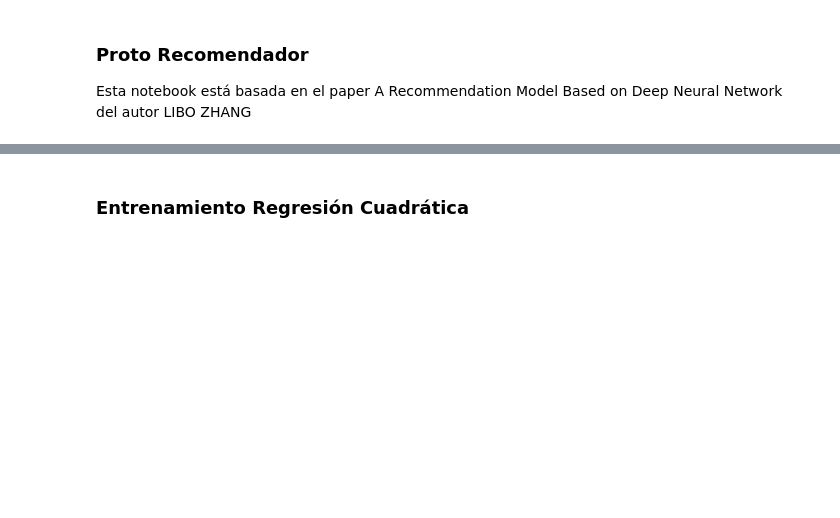
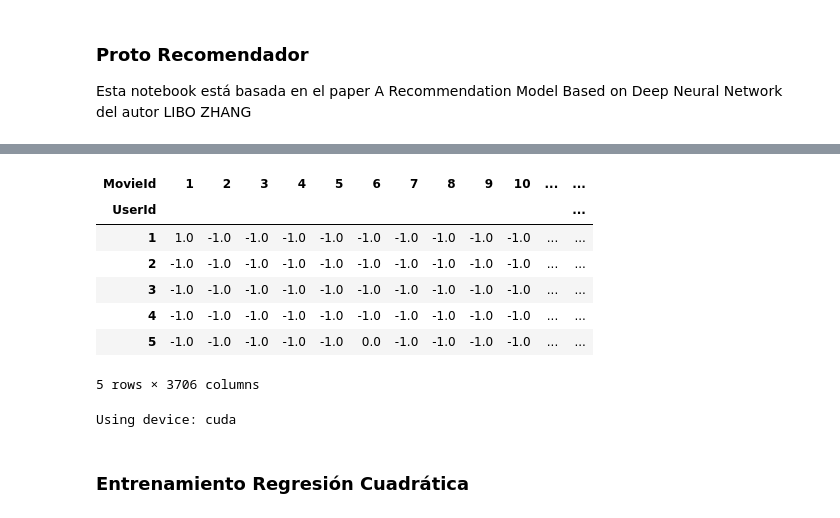
Before and after one commit to fvadell/recomendadorNN, a Jupyter notebook: proto_recomendador/ProtoRecomendador.ipynb, the cells around one changed output, grey strips where cells are left out. Drawn from its saved outputs; the diff is of its cells as text; code cells hidden in the pictures; blank space fills up the shorter version.

Commit message:
Agrego la clase modelo_cuadratico y lo mando a otro archivo. Pruebo con MovieLens

```diff
--- a/proto_recomendador/ProtoRecomendador.ipynb
+++ b/proto_recomendador/ProtoRecomendador.ipynb
@@ -158,0 +85,8 @@ z_broad = broadcast_0darray(z, times_x=n_users, times_y=n_items).shape
+# %%
+user_data = '../../MovieLens/data/users.dat'
+movie_data = '../../MovieLens/data/movies.dat'
+ratings_data = '../../MovieLens/data/ratings.dat'
+# %%
+users = pd.read_csv(user_data, sep = '::', header = None, names = ['UserId', 'Gender', 'AgeGroup', 'Occupation', 'Zip'], encoding = 'latin-1')
+movies = pd.read_csv(movie_data, sep = '::', header = None, names = ['MovieId', 'Title', 'Genre'], encoding = 'latin-1')
+ratings_data = pd.read_csv(ratings_data, sep = '::', header = None, names = ['UserId', 'MovieId', 'Rating', 'Timestamp'], encoding = 'latin-1')
@@ -158,0 +102,17 @@ z_broad = broadcast_0darray(z, times_x=n_users, times_y=n_items).shape
+# %%
+ratings_data['Match'] = (ratings_data['Rating']>=4).astype(int) # Considero un match si el ratings es 4 o más (esto es bastante burdo pero es para probar)
+# %%
+ratings_df = ratings_data.pivot(index='UserId',
+                                 columns='MovieId',
+                                 values='Match').fillna(-1)
+# %%
+ratings_df.head()
+# %% [output]
+| MovieId | 1 | 2 | 3 | 4 | 5 | 6 | 7 | 8 | 9 | 10 | ... | ... |
+| UserId |  |  |  |  |  |  |  |  |  |  |  | ... |
+| 1 | 1.0 | -1.0 | -1.0 | -1.0 | -1.0 | -1.0 | -1.0 | -1.0 | -1.0 | -1.0 | ... | ... |
+| 2 | -1.0 | -1.0 | -1.0 | -1.0 | -1.0 | -1.0 | -1.0 | -1.0 | -1.0 | -1.0 | ... | ... |
+| 3 | -1.0 | -1.0 | -1.0 | -1.0 | -1.0 | -1.0 | -1.0 | -1.0 | -1.0 | -1.0 | ... | ... |
+| 4 | -1.0 | -1.0 | -1.0 | -1.0 | -1.0 | -1.0 | -1.0 | -1.0 | -1.0 | -1.0 | ... | ... |
+| 5 | -1.0 | -1.0 | -1.0 | -1.0 | -1.0 | 0.0 | -1.0 | -1.0 | -1.0 | -1.0 | ... | ... |
+5 rows × 3706 columns
@@ -159,2 +129,6 @@ z_broad = broadcast_0darray(z, times_x=n_users, times_y=n_items).shape
+# %%
+model = modelo_cuadratico(a, b, n_users, n_items)
+# %% [output]
+Using device: cuda
 # %% [markdown]
 ### Entrenamiento Regresión Cuadrática
```
Also changed, not shown: parts of 30 cells of this notebook, 1 other file.
